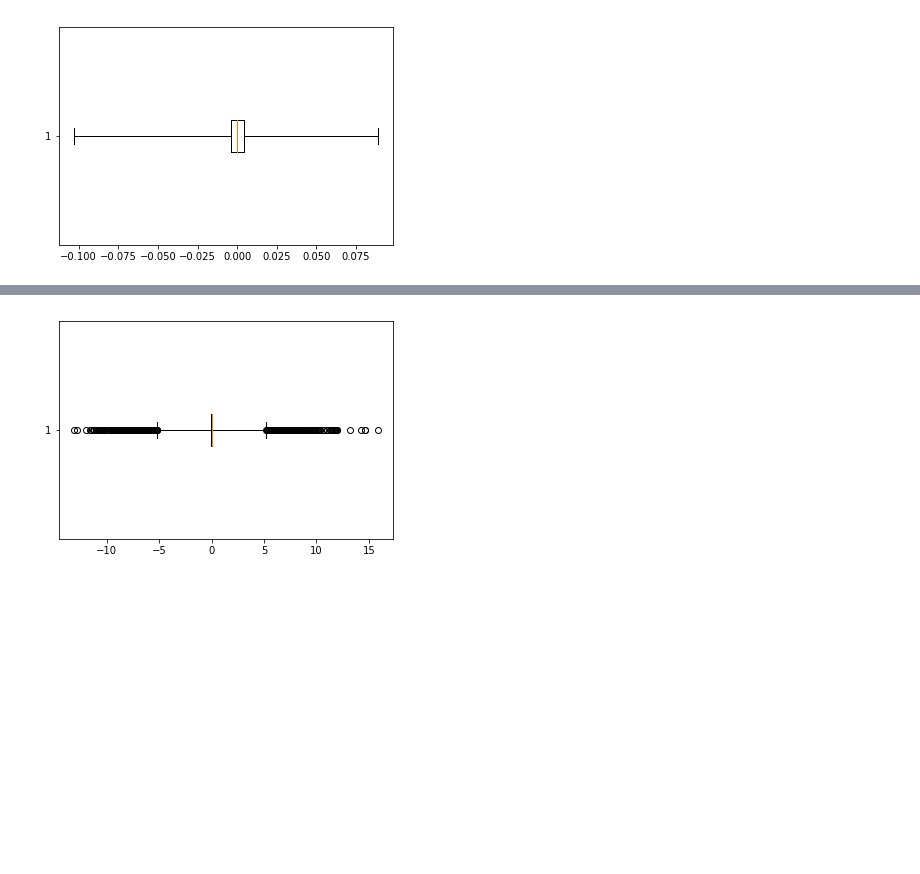
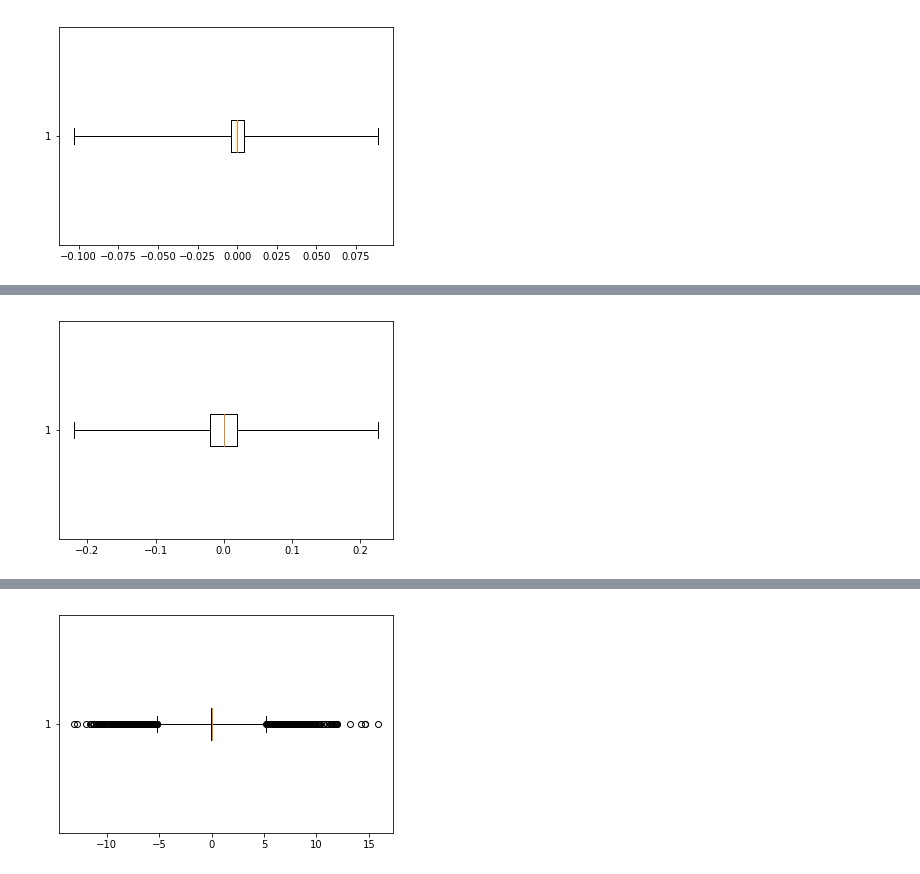
Before and after one commit to jotron/deepLID, a Jupyter notebook: preprocessing/data_inspectation/data_differences.ipynb, the cells around one changed output, grey strips where cells are left out. Drawn from its saved outputs; the diff is of its cells as text; code cells hidden in the pictures; blank space fills up the shorter version.

```diff
--- a/preprocessing/data_inspectation/data_differences.ipynb
+++ b/preprocessing/data_inspectation/data_differences.ipynb
@@ -83 +127,5 @@ wave.Error: sample width not specified
+# %%
+analyze(get_sample(youtube))
+# %% [output]
+[figure, added]
 # %%
```
Also changed, not shown: parts of 45 cells of this notebook, 19 other files.
